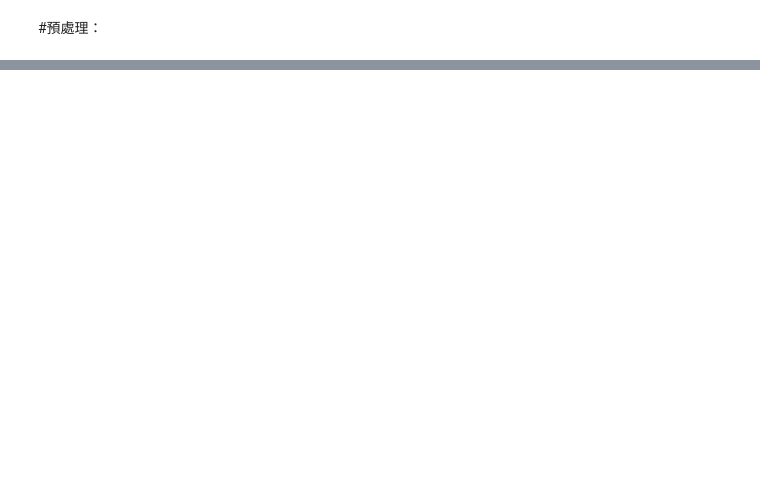
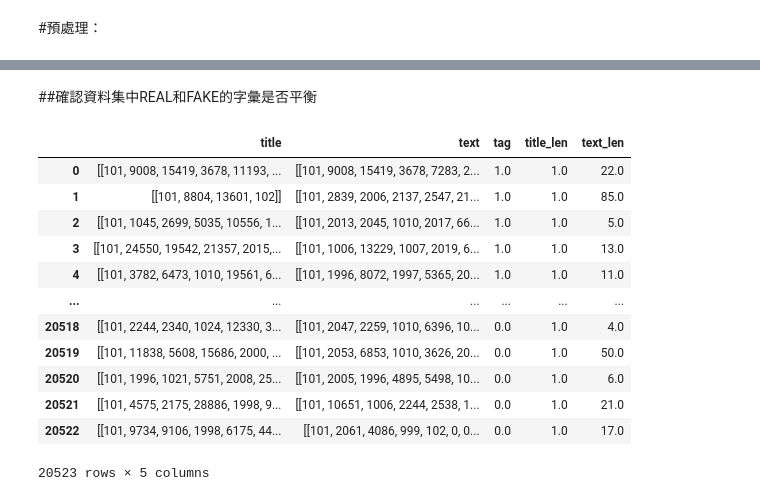
Before and after one commit to chenghan0516/FakeNewsDetection, a Jupyter notebook: BERT.ipynb, the cells around one changed output, grey strips where cells are left out. Saved outputs shown, nothing was run; the diff lists cells and outputs as text; code cells hidden in the pictures; blank space fills up the shorter version.

```diff
--- a/BERT.ipynb
+++ b/BERT.ipynb
@@ -58,34 +91,2 @@ Requirement already satisfied: packaging in /usr/local/lib/python3.7/dist-packag
 # %% [markdown]
 #預處理：
-# %%
-#每個句子分開來tokenize
-import nltk
-from transformers import BertTokenizerFast
-subject="politifact"
-data_raw = pd.read_csv(subject+".csv")
-
-#------------------------------------------------------------------------------- Preprocess -------------------------------------------------------------------
-
-tokenizer = BertTokenizerFast.from_pretrained('bert-base-uncased')
-
-total_rows = data_raw.shape[0]
-token_data = pd.DataFrame({"title":[],"text":[],"tag":[],"title_len":[],"text_len":[]})
-
-for i,temp in data_raw.iterrows():
-  if(i%10==0):
-    print("{} : {} / {}".format(i/total_rows,i,total_rows))
-
-  title_token = []
-  if pd.notna(temp["title"]):
-    title_sentences = nltk.sent_tokenize(temp["title"])
-    title_token = tokenizer(title_sentences,truncation=True,padding=True,max_length=50)["input_ids"]
-
-  text_token = []
-  if pd.notna(temp["text"]):
-    text_sentences = nltk.sent_tokenize(temp["text"])
-    text_token = tokenizer(text_sentences,truncation=True,padding=True,max_length=50)["input_ids"]
-
-  token_data = token_data.append({"title":title_token,"text":text_token,"tag":temp["label"],"title_len":len(title_token),"text_len":len(text_token)},ignore_index = True)
-
-print(token_data)
-token_data.to_csv(subject+"_token_data_bert.csv",index=False)
@@ -490,0 +192,20 @@ F1: 0.7222222222222222
+# %% [markdown]
+##確認資料集中REAL和FAKE的字彙是否平衡
+# %%
+token_data_read_pd = pd.read_csv(path+"/"+subject+"_token_data_bert.csv")
+token_data_read = token_data_read_pd.to_numpy()
+token_data_read_pd
+# %% [output]
+|  | title | text | tag | title_len | text_len |
+| 0 | [[101, 9008, 15419, 3678, 11193, ... | [[101, 9008, 15419, 3678, 7283, 2... | 1.0 | 1.0 | 22.0 |
+| 1 | [[101, 8804, 13601, 102]] | [[101, 2839, 2006, 2137, 2547, 21... | 1.0 | 1.0 | 85.0 |
+| 2 | [[101, 1045, 2699, 5035, 10556, 1... | [[101, 2013, 2045, 1010, 2017, 66... | 1.0 | 1.0 | 5.0 |
+| 3 | [[101, 24550, 19542, 21357, 2015,... | [[101, 1006, 13229, 1007, 2019, 6... | 1.0 | 1.0 | 13.0 |
+| 4 | [[101, 3782, 6473, 1010, 19561, 6... | [[101, 1996, 8072, 1997, 5365, 20... | 1.0 | 1.0 | 11.0 |
+| ... | ... | ... | ... | ... | ... |
+| 20518 | [[101, 2244, 2340, 1024, 12330, 3... | [[101, 2047, 2259, 1010, 6396, 10... | 0.0 | 1.0 | 4.0 |
+| 20519 | [[101, 11838, 5608, 15686, 2000, ... | [[101, 2053, 6853, 1010, 3626, 20... | 0.0 | 1.0 | 50.0 |
+| 20520 | [[101, 1996, 1021, 5751, 2008, 25... | [[101, 2005, 1996, 4895, 5498, 10... | 0.0 | 1.0 | 6.0 |
+| 20521 | [[101, 4575, 2175, 28886, 1998, 9... | [[101, 10651, 1006, 2244, 2538, 1... | 0.0 | 1.0 | 21.0 |
+| 20522 | [[101, 9734, 9106, 1998, 6175, 44... | [[101, 2061, 4086, 999, 102, 0, 0... | 0.0 | 1.0 | 17.0 |
+20523 rows × 5 columns
```
Also changed, not shown: parts of 57 cells of this notebook.
